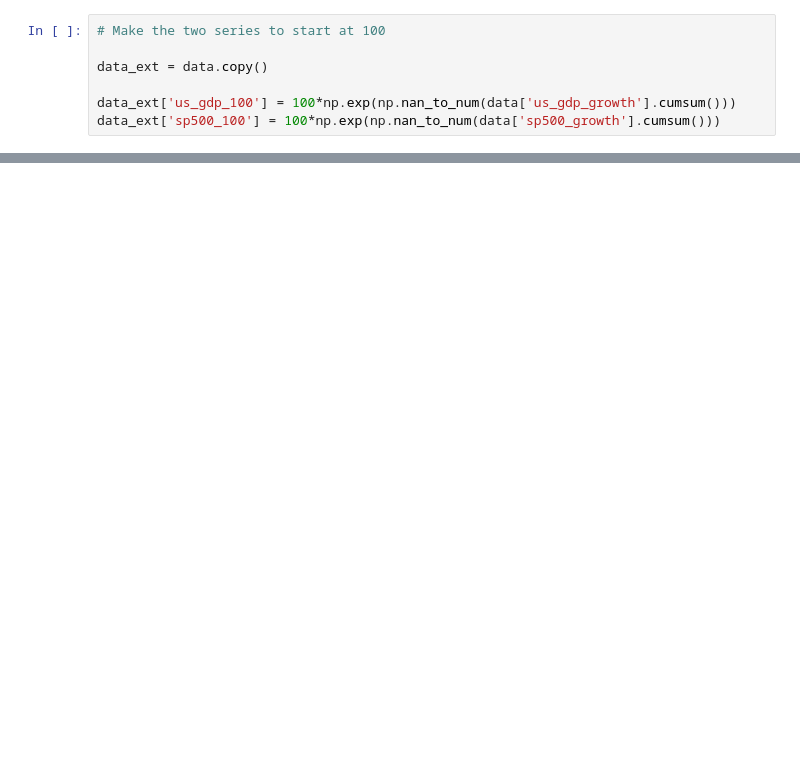
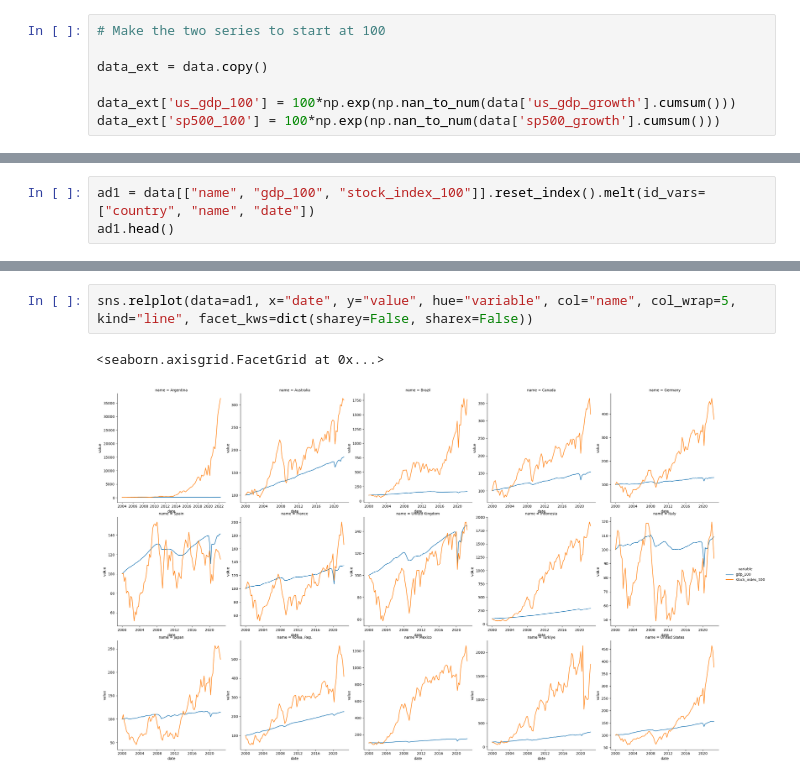
Before and after one commit to tillfurger/stock_vs_gdp, a Jupyter notebook: notebooks/data_analysis.ipynb, the cells around one changed output, grey strips where cells are left out. Drawn from its saved outputs; the diff is of its cells as text; blank space fills up the shorter version.

```diff
--- a/notebooks/data_analysis.ipynb
+++ b/notebooks/data_analysis.ipynb
@@ -153,0 +459,3 @@ plt.savefig("../reports/figures/average_growth.svg")
+# %%
+ad1 = data[["name", "gdp_100", "stock_index_100"]].reset_index().melt(id_vars=["country", "name", "date"])
+ad1.head()
@@ -153,0 +469,5 @@ plt.savefig("../reports/figures/average_growth.svg")
+# %%
+sns.relplot(data=ad1, x="date", y="value", hue="variable", col="name", col_wrap=5, kind="line", facet_kws=dict(sharey=False, sharex=False))
+# %% [output]
+<seaborn.axisgrid.FacetGrid at 0x...>
+[figure, added]
```
Also changed, not shown: parts of 44 cells of this notebook, 4 other files.
